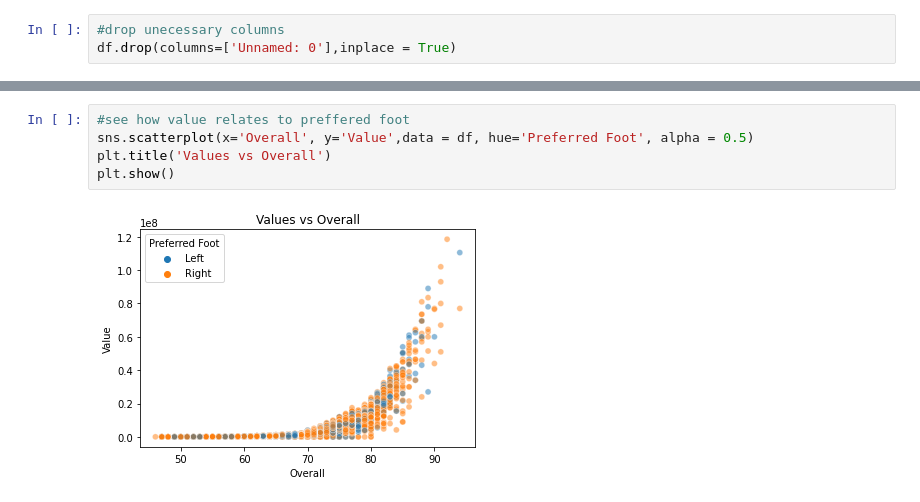
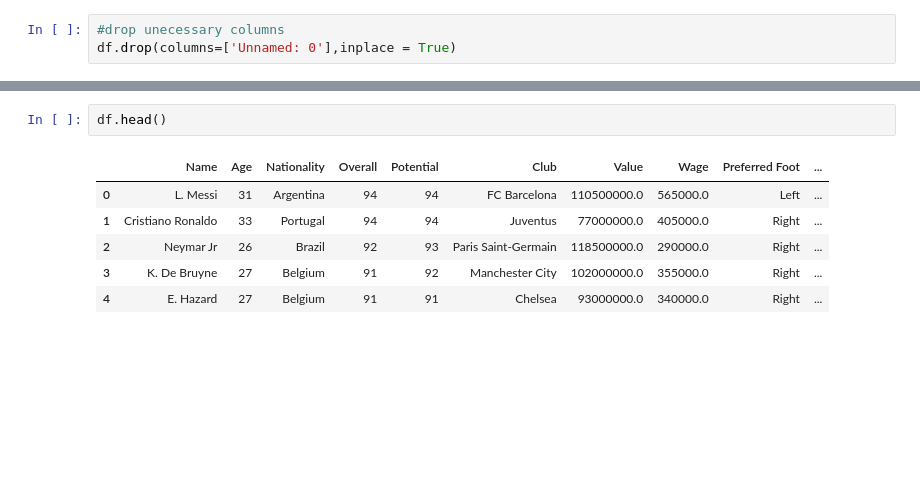
Before and after one commit to ChristoRay/ChrisPortofolioForDS, a Jupyter notebook: Fifa 19 Project/EDA_on_Outfield_DF.ipynb, the cells around one changed output, grey strips where cells are left out. Cells and saved outputs as stored; diff of their text form; blank space fills up the shorter version.

```diff
--- a/Fifa 19 Project/EDA_on_Outfield_DF.ipynb
+++ b/Fifa 19 Project/EDA_on_Outfield_DF.ipynb
@@ -54,7 +94,9 @@ plt.show()
-# %%
-#see how value relates to preffered foot
-sns.scatterplot(x='Overall', y='Value',data = df, hue='Preferred Foot', alpha = 0.5)
-plt.title('Values vs Overall')
-plt.show()
-# %% [output]
-[figure, removed]
+# %%
+df.head()
+# %% [output]
+|  | Name | Age | Nationality | Overall | Potential | Club | Value | Wage | Preferred Foot | ... |
+| 0 | L. Messi | 31 | Argentina | 94 | 94 | FC Barcelona | 110500000.0 | 565000.0 | Left | ... |
+| 1 | Cristiano Ronaldo | 33 | Portugal | 94 | 94 | Juventus | 77000000.0 | 405000.0 | Right | ... |
+| 2 | Neymar Jr | 26 | Brazil | 92 | 93 | Paris Saint-Germain | 118500000.0 | 290000.0 | Right | ... |
+| 3 | K. De Bruyne | 27 | Belgium | 91 | 92 | Manchester City | 102000000.0 | 355000.0 | Right | ... |
+| 4 | E. Hazard | 27 | Belgium | 91 | 91 | Chelsea | 93000000.0 | 340000.0 | Right | ... |
```
Also changed, not shown: parts of 8 cells of this notebook.
